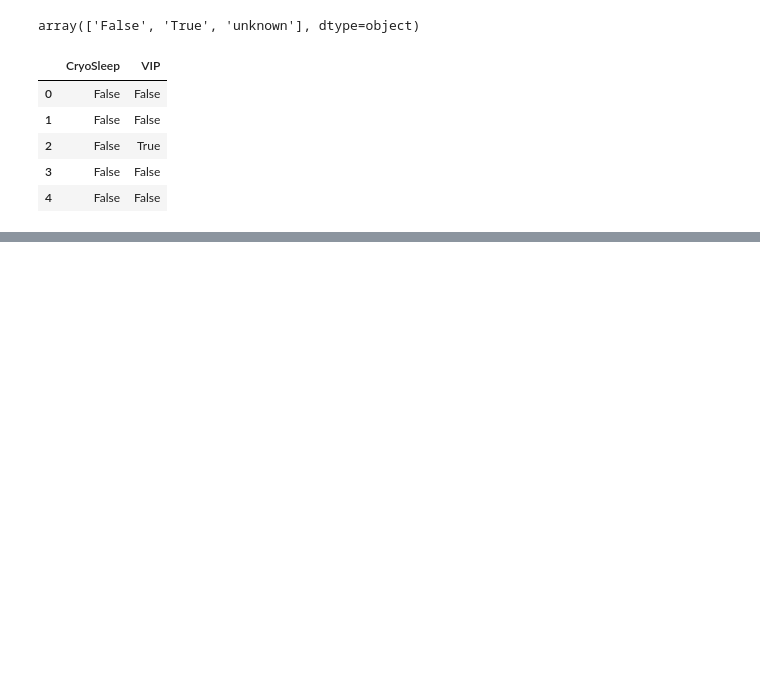
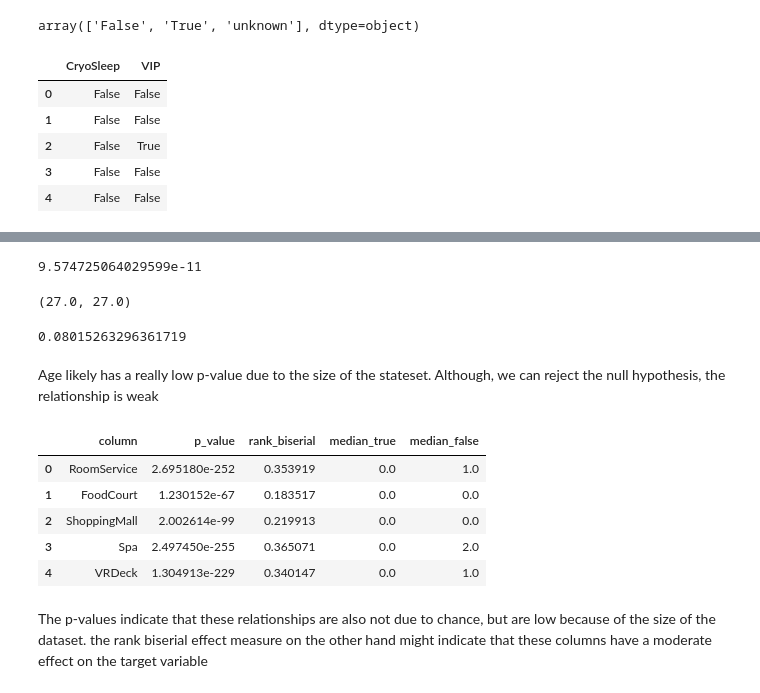
Before and after one commit to ShriVarshaan/kaggle_projects, a Jupyter notebook: 03_spaceship_titanic/spaceship_titanic.ipynb, the cells around one changed output, grey strips where cells are left out. Saved outputs shown, nothing was run; the diff lists cells and outputs as text; code cells hidden in the pictures; blank space fills up the shorter version.

```diff
--- a/03_spaceship_titanic/spaceship_titanic.ipynb
+++ b/03_spaceship_titanic/spaceship_titanic.ipynb
@@ -558,0 +630,9 @@ train_df.to_parquet('train_cleaned.parquet')
+# %%
+from scipy.stats import chi2_contingency
+
+for col in ['HomePlanet', 'Destination', 'deck', 'side', 'VIP']:
+    contingency = pd.crosstab(train_df[col], train_df['Transported'])
+    chi2, p, dof, expected = chi2_contingency(contingency)
+    print(col)
+    print(expected)
+    print('---')
@@ -558,0 +701,50 @@ train_df.to_parquet('train_cleaned.parquet')
+# %%
+stat, p_value = stats.mannwhitneyu(group_true, group_false)
+print(p_value)
+# %% [output]
+9.574725064029599e-11
+# %%
+group_true.median(), group_false.median()
+# %% [output]
+(27.0, 27.0)
+# %%
+from scipy.stats import mannwhitneyu
+
+stat, p_value = mannwhitneyu(group_true, group_false)
+n1, n2 = len(group_true), len(group_false)
+rank_biserial = 1 - (2 * stat) / (n1 * n2)
+print(rank_biserial)
+# %% [output]
+0.08015263296361719
+# %% [markdown]
+Age likely has a really low p-value due to the size of the stateset. Although, we can reject the null hypothesis, the relationship is weak
+# %%
+results = []
+
+for col in spending_cols:
+    group_true = train_df[train_df['Transported'] == True][col]
+    group_false = train_df[train_df['Transported'] == False][col]
+
+    stat, p_value = mannwhitneyu(group_true, group_false)
+    n1, n2 = len(group_true), len(group_false)
+    rank_biserial = 1 - (2 * stat) / (n1 * n2)
+
+    results.append({
+        'column': col,
+        'p_value': p_value,
+        'rank_biserial': rank_biserial,
+        'median_true': group_true.median(),
+        'median_false': group_false.median()
+    })
+
+results_df = pd.DataFrame(results)
+results_df
+# %% [output]
+|  | column | p_value | rank_biserial | median_true | median_false |
+| 0 | RoomService | 2.695180e-252 | 0.353919 | 0.0 | 1.0 |
+| 1 | FoodCourt | 1.230152e-67 | 0.183517 | 0.0 | 0.0 |
+| 2 | ShoppingMall | 2.002614e-99 | 0.219913 | 0.0 | 0.0 |
+| 3 | Spa | 2.497450e-255 | 0.365071 | 0.0 | 2.0 |
+| 4 | VRDeck | 1.304913e-229 | 0.340147 | 0.0 | 1.0 |
+# %% [markdown]
+The p-values indicate that these relationships are also not due to chance, but are low because of the size of the dataset. the rank biserial effect measure on the other hand might indicate that these columns have a moderate effect on the target variable
```
Also changed, not shown: parts of 26 cells of this notebook.
